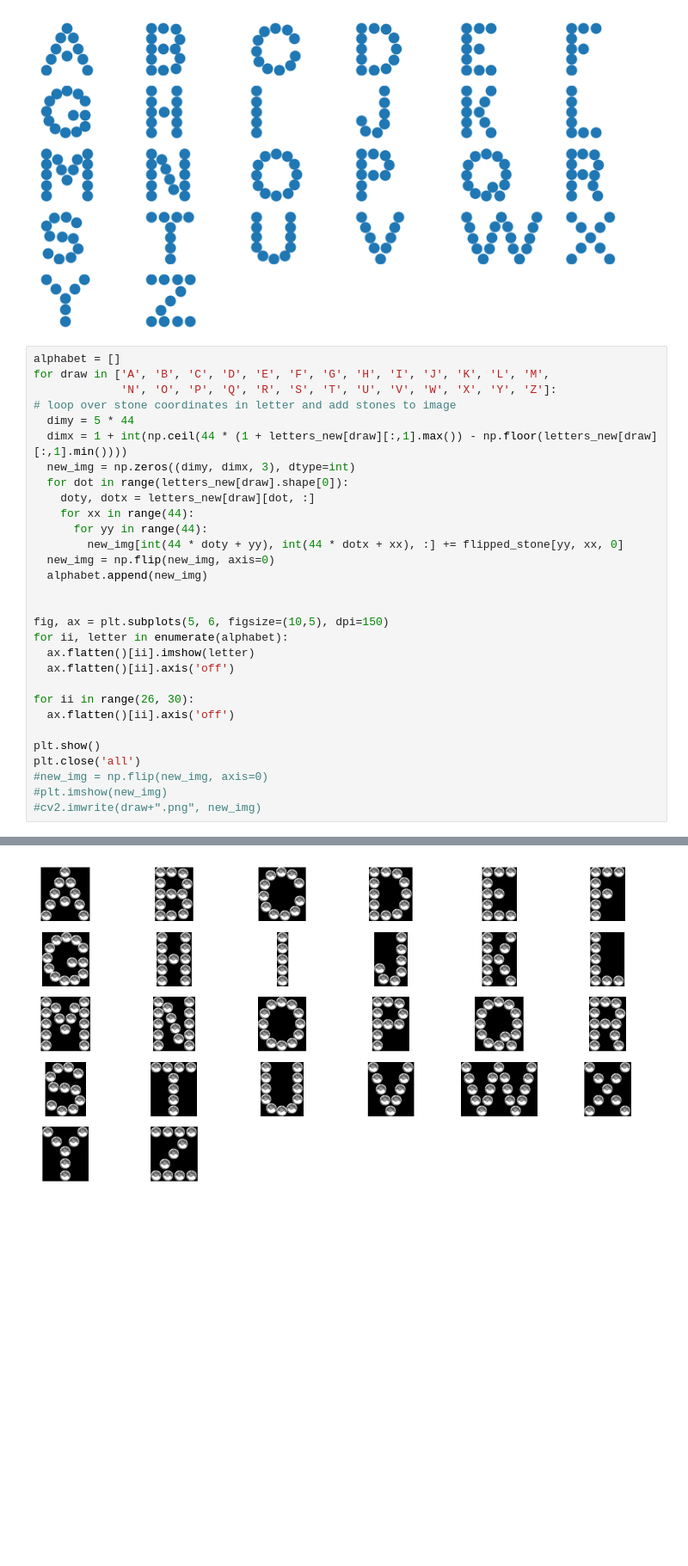
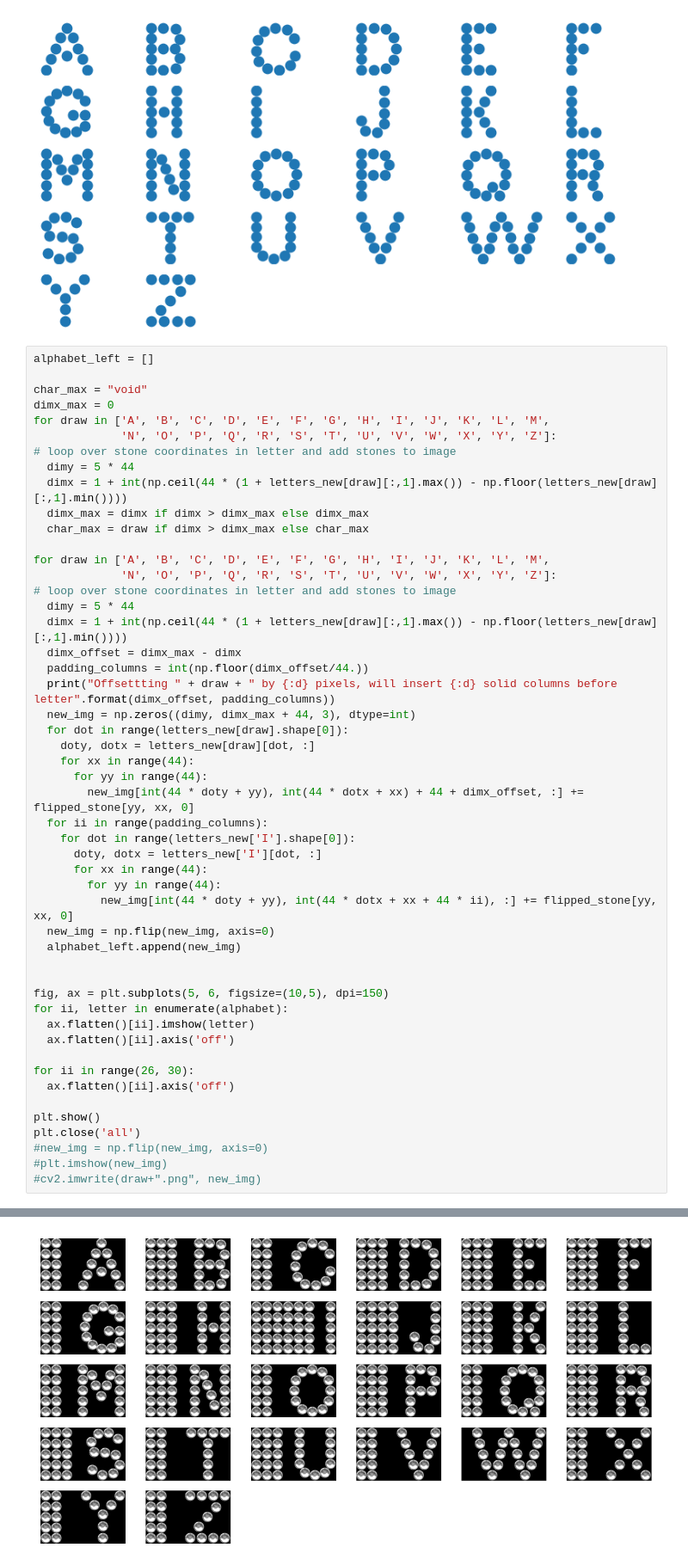
Before and after one commit to baeldin/strass_preview_generator, a Jupyter notebook: strass_band_generator.ipynb, the cells around one changed output, grey strips where cells are left out. Shown at 86% size. Drawn from its saved outputs; the diff is of its cells as text; blank space fills up the shorter version.

Commit message:
Einheitliche Breite aller Buchstaben mit Padding, Band daraus erstellen

```diff
--- a/strass_band_generator.ipynb
+++ b/strass_band_generator.ipynb
@@ -627,20 +627,40 @@ plt.show()
 [figure]
 [figure]
 # %%
-alphabet = []
+alphabet_left = []
+
+char_max = "void"
+dimx_max = 0
 for draw in ['A', 'B', 'C', 'D', 'E', 'F', 'G', 'H', 'I', 'J', 'K', 'L', 'M',
              'N', 'O', 'P', 'Q', 'R', 'S', 'T', 'U', 'V', 'W', 'X', 'Y', 'Z']:
 # loop over stone coordinates in letter and add stones to image
   dimy = 5 * 44
   dimx = 1 + int(np.ceil(44 * (1 + letters_new[draw][:,1].max()) - np.floor(letters_new[draw][:,1].min())))
-  new_img = np.zeros((dimy, dimx, 3), dtype=int)
+  dimx_max = dimx if dimx > dimx_max else dimx_max
+  char_max = draw if dimx > dimx_max else char_max
+
+for draw in ['A', 'B', 'C', 'D', 'E', 'F', 'G', 'H', 'I', 'J', 'K', 'L', 'M',
+             'N', 'O', 'P', 'Q', 'R', 'S', 'T', 'U', 'V', 'W', 'X', 'Y', 'Z']:
+# loop over stone coordinates in letter and add stones to image
+  dimy = 5 * 44
+  dimx = 1 + int(np.ceil(44 * (1 + letters_new[draw][:,1].max()) - np.floor(letters_new[draw][:,1].min())))
+  dimx_offset = dimx_max - dimx
+  padding_columns = int(np.floor(dimx_offset/44.))
+  print("Offsettting " + draw + " by {:d} pixels, will insert {:d} solid columns before letter".format(dimx_offset, padding_columns))
+  new_img = np.zeros((dimy, dimx_max + 44, 3), dtype=int)
   for dot in range(letters_new[draw].shape[0]):
     doty, dotx = letters_new[draw][dot, :]
     for xx in range(44):
       for yy in range(44):
-        new_img[int(44 * doty + yy), int(44 * dotx + xx), :] += flipped_stone[yy, xx, 0]
+        new_img[int(44 * doty + yy), int(44 * dotx + xx) + 44 + dimx_offset, :] += flipped_stone[yy, xx, 0]
+  for ii in range(padding_columns):
+    for dot in range(letters_new['I'].shape[0]):
+      doty, dotx = letters_new['I'][dot, :]
+      for xx in range(44):
+        for yy in range(44):
+          new_img[int(44 * doty + yy), int(44 * dotx + xx + 44 * ii), :] += flipped_stone[yy, xx, 0]
   new_img = np.flip(new_img, axis=0)
-  alphabet.append(new_img)
+  alphabet_left.append(new_img)
 
 
 fig, ax = plt.subplots(5, 6, figsize=(10,5), dpi=150)
@@ -667 +704 @@ WARNING:matplotlib.image:Clipping input data to the valid range for imshow with
-[figure, old version]
+[figure, new version]
```
Also changed, not shown: parts of 3 cells of this notebook.
